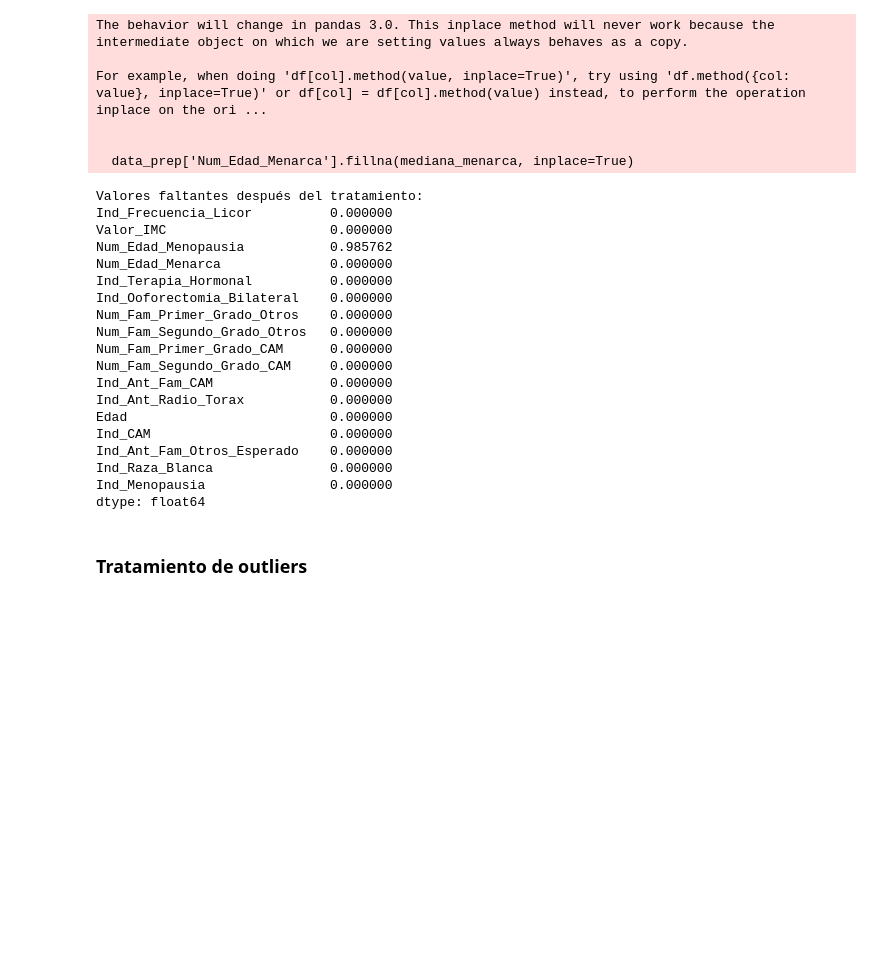
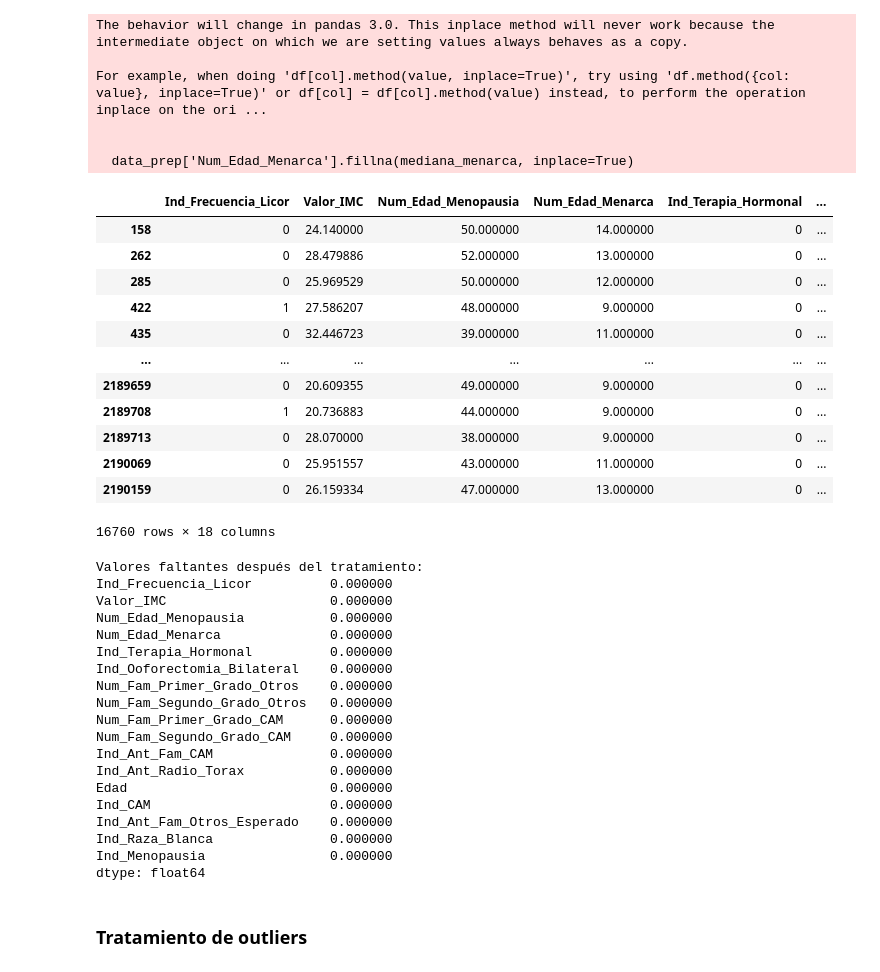
Before and after one commit to jherronr/Modelo_CA_Mama, a Jupyter notebook: Modelo_CA_Mama.ipynb, the cells around one changed output. Cells and saved outputs as stored; diff of their text form; code cells hidden in the pictures; blank space fills up the shorter version.

```diff
--- a/Modelo_CA_Mama.ipynb
+++ b/Modelo_CA_Mama.ipynb
@@ -1131,6 +1135,24 @@ For example, when doing 'df[col].method(value, inplace=True)', try using 'df.met
 
 
   data_prep['Num_Edad_Menarca'].fillna(mediana_menarca, inplace=True)
+# %%
+#Eliminar todas las filas con datos faltantes
+data_prep.dropna(inplace=True)
+data_prep
+# %% [output]
+|  | Ind_Frecuencia_Licor | Valor_IMC | Num_Edad_Menopausia | Num_Edad_Menarca | Ind_Terapia_Hormonal | ... |
+| 158 | 0 | 24.140000 | 50.000000 | 14.000000 | 0 | ... |
+| 262 | 0 | 28.479886 | 52.000000 | 13.000000 | 0 | ... |
+| 285 | 0 | 25.969529 | 50.000000 | 12.000000 | 0 | ... |
+| 422 | 1 | 27.586207 | 48.000000 | 9.000000 | 0 | ... |
+| 435 | 0 | 32.446723 | 39.000000 | 11.000000 | 0 | ... |
+| ... | ... | ... | ... | ... | ... | ... |
+| 2189659 | 0 | 20.609355 | 49.000000 | 9.000000 | 0 | ... |
+| 2189708 | 1 | 20.736883 | 44.000000 | 9.000000 | 0 | ... |
+| 2189713 | 0 | 28.070000 | 38.000000 | 9.000000 | 0 | ... |
+| 2190069 | 0 | 25.951557 | 43.000000 | 11.000000 | 0 | ... |
+| 2190159 | 0 | 26.159334 | 47.000000 | 13.000000 | 0 | ... |
+16760 rows × 18 columns
 # %%
 # Eliminar la variable Num_Birads
 data_prep.drop(columns=['Num_Birads'], inplace=True)
@@ -1142,7 +1164,7 @@ print(faltantes)
 Valores faltantes después del tratamiento:
 Ind_Frecuencia_Licor          0.000000
 Valor_IMC                     0.000000
-Num_Edad_Menopausia           0.985762
+Num_Edad_Menopausia           0.000000
 Num_Edad_Menarca              0.000000
 Ind_Terapia_Hormonal          0.000000
 Ind_Ooforectomia_Bilateral    0.000000
```
Also changed, not shown: parts of 24 cells of this notebook.
